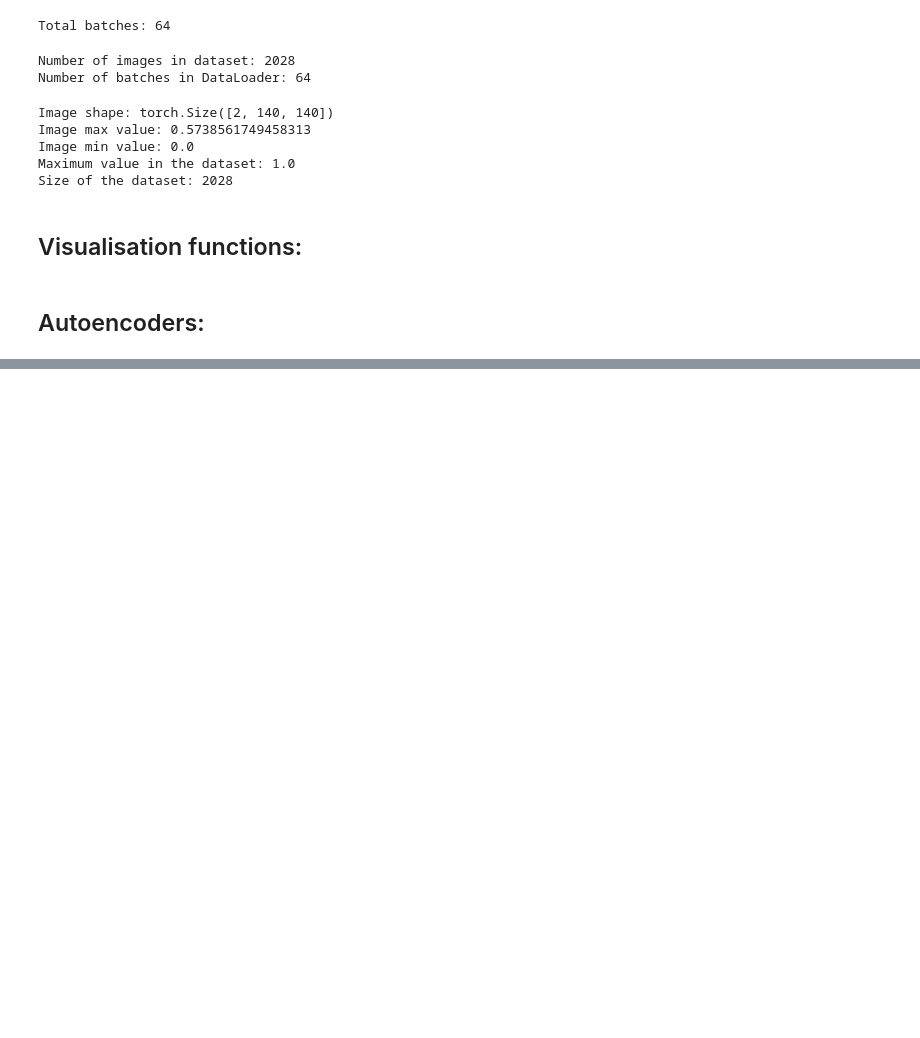
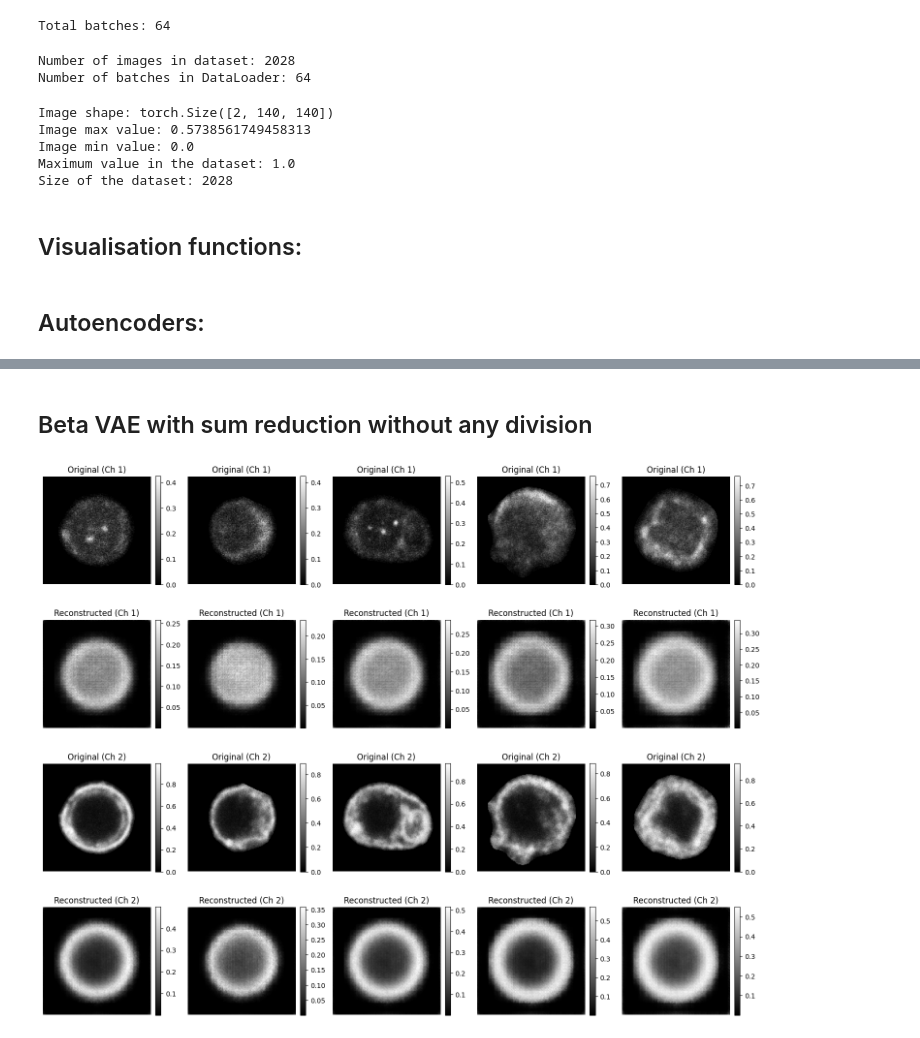
Before and after one commit to minimano09/master_thesis_VAE, a Jupyter notebook: building_up.ipynb, the cells around one changed output, grey strips where cells are left out. Drawn from its saved outputs; the diff is of its cells as text; code cells hidden in the pictures; blank space fills up the shorter version.

```diff
--- a/building_up.ipynb
+++ b/building_up.ipynb
@@ -660,0 +599,6 @@ After balancing: Total samples = 1068 (each class: 534)
+# %% [markdown]
+## Beta VAE with sum reduction without any division
+# %%
+visualize_reconstructions(vae, data_loader, device)
+# %% [output]
+[figure, added]
```
Also changed, not shown: parts of 14 cells of this notebook.
